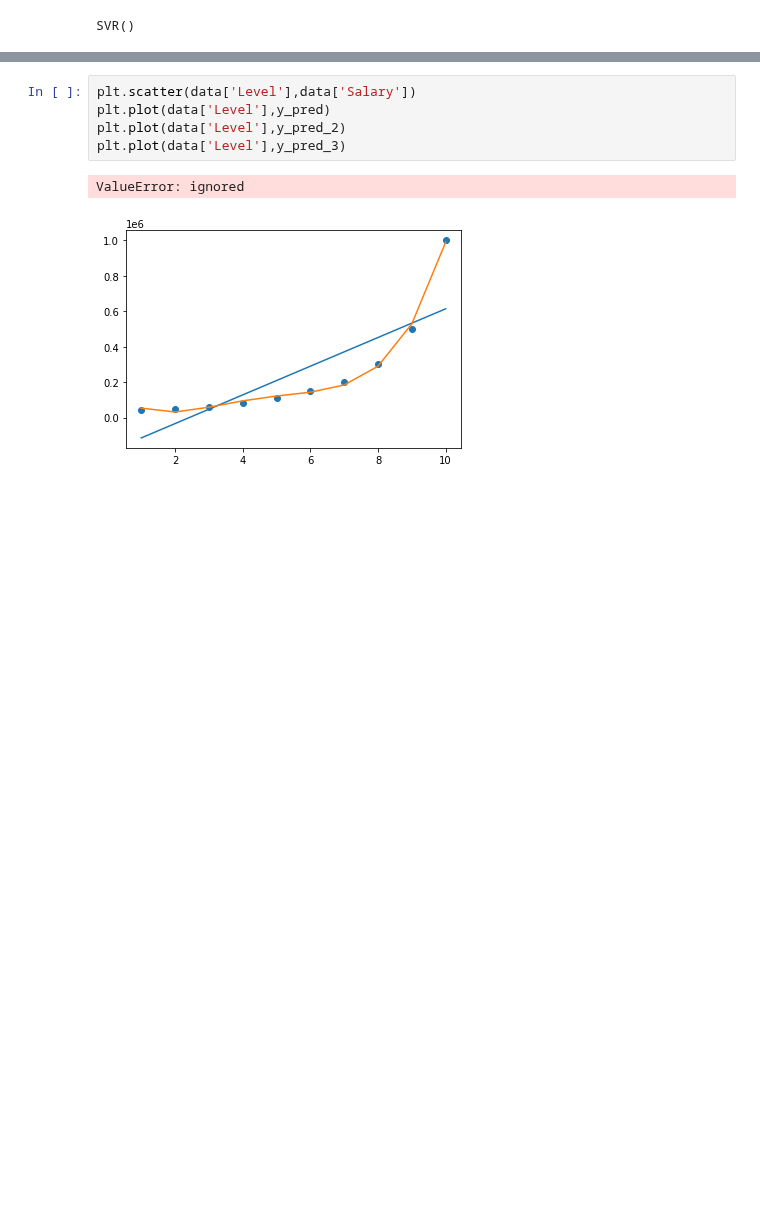
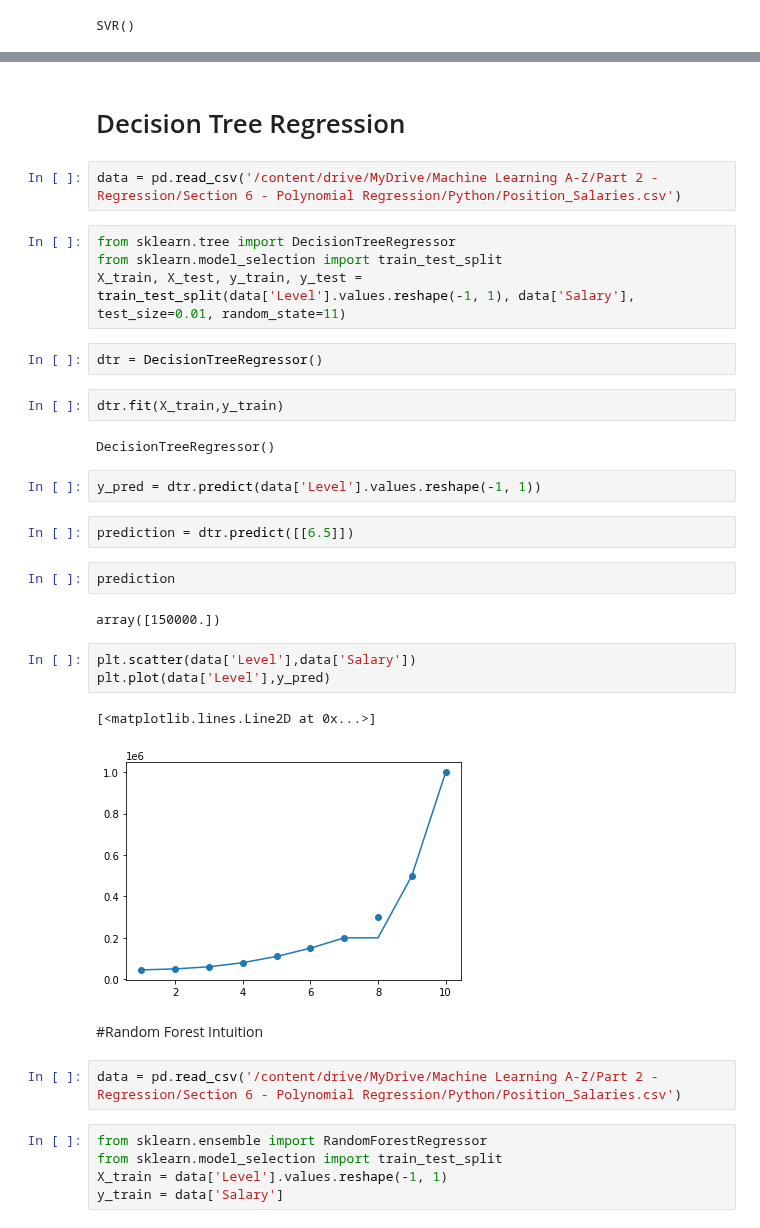
Before and after one commit to kozz84/Udemy, a Jupyter notebook: Machine_Learning_A_Z.ipynb, the cells around one changed output, grey strips where cells are left out. Drawn from its saved outputs; the diff is of its cells as text; blank space fills up the shorter version.

```diff
--- a/Machine_Learning_A_Z.ipynb
+++ b/Machine_Learning_A_Z.ipynb
@@ -398,8 +433,37 @@ y_pred_3 = scaler.inverse_transform([svreg.predict(X)])
+# %% [markdown]
+# Decision Tree Regression
+# %%
+data = pd.read_csv('/content/drive/MyDrive/Machine Learning A-Z/Part 2 - Regression/Section 6 - Polynomial Regression/Python/Position_Salaries.csv')
+# %%
+from sklearn.tree import DecisionTreeRegressor
+from sklearn.model_selection import train_test_split
+X_train, X_test, y_train, y_test = train_test_split(data['Level'].values.reshape(-1, 1), data['Salary'], test_size=0.01, random_state=11)
+# %%
+dtr = DecisionTreeRegressor()
+# %%
+dtr.fit(X_train,y_train)
+# %% [output]
+DecisionTreeRegressor()
+# %%
+y_pred = dtr.predict(data['Level'].values.reshape(-1, 1))
+# %%
+prediction = dtr.predict([[6.5]])
+# %%
+prediction
+# %% [output]
+array([150000.])
 # %%
 plt.scatter(data['Level'],data['Salary'])
 plt.plot(data['Level'],y_pred)
-plt.plot(data['Level'],y_pred_2)
-plt.plot(data['Level'],y_pred_3)
 # %% [output]
-ValueError: ignored
+[<matplotlib.lines.Line2D at 0x...>]
-[figure, old version]
+[figure, new version]
+# %% [markdown]
+#Random Forest Intuition
+# %%
+data = pd.read_csv('/content/drive/MyDrive/Machine Learning A-Z/Part 2 - Regression/Section 6 - Polynomial Regression/Python/Position_Salaries.csv')
+# %%
+from sklearn.ensemble import RandomForestRegressor
+from sklearn.model_selection import train_test_split
+X_train = data['Level'].values.reshape(-1, 1)
+y_train = data['Salary']
```
Also changed, not shown: parts of 73 cells of this notebook.
